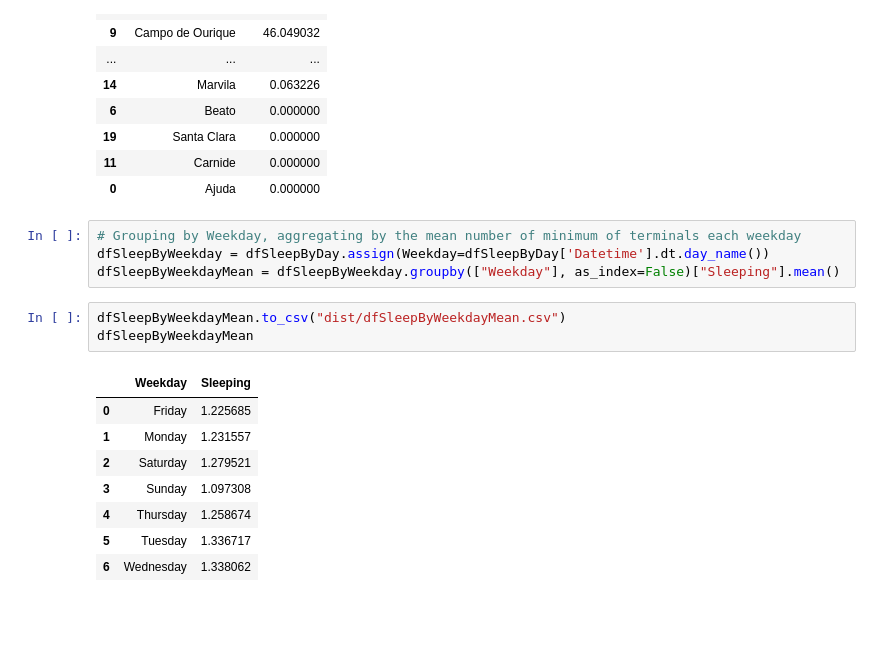
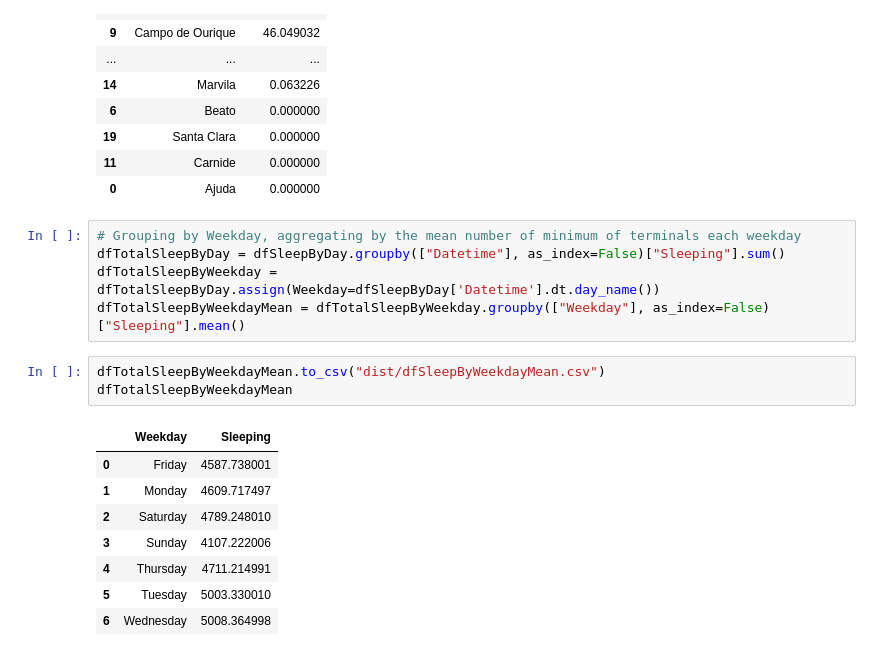
Before and after one commit to tiagonuneslx/lisbon-turist-sleeping-areas-for-decision-making, a Jupyter notebook: notebook.ipynb, the cells around one changed output. Drawn from its saved outputs; the diff is of its cells as text; blank space fills up the shorter version.

Commit message:
Get avg sleep in lisbon by weekday

```diff
--- a/notebook.ipynb
+++ b/notebook.ipynb
@@ -284,17 +284,18 @@ dfTopFreg
 | 0 | Ajuda | 0.000000 |
 # %%
 # Grouping by Weekday, aggregating by the mean number of minimum of terminals each weekday
-dfSleepByWeekday = dfSleepByDay.assign(Weekday=dfSleepByDay['Datetime'].dt.day_name())
-dfSleepByWeekdayMean = dfSleepByWeekday.groupby(["Weekday"], as_index=False)["Sleeping"].mean()
+dfTotalSleepByDay = dfSleepByDay.groupby(["Datetime"], as_index=False)["Sleeping"].sum()
+dfTotalSleepByWeekday = dfTotalSleepByDay.assign(Weekday=dfSleepByDay['Datetime'].dt.day_name())
+dfTotalSleepByWeekdayMean = dfTotalSleepByWeekday.groupby(["Weekday"], as_index=False)["Sleeping"].mean()
 # %%
-dfSleepByWeekdayMean.to_csv("dist/dfSleepByWeekdayMean.csv")
-dfSleepByWeekdayMean
+dfTotalSleepByWeekdayMean.to_csv("dist/dfSleepByWeekdayMean.csv")
+dfTotalSleepByWeekdayMean
 # %% [output]
 |  | Weekday | Sleeping |
-| 0 | Friday | 1.225685 |
-| 1 | Monday | 1.231557 |
-| 2 | Saturday | 1.279521 |
-| 3 | Sunday | 1.097308 |
-| 4 | Thursday | 1.258674 |
-| 5 | Tuesday | 1.336717 |
-| 6 | Wednesday | 1.338062 |
+| 0 | Friday | 4587.738001 |
+| 1 | Monday | 4609.717497 |
+| 2 | Saturday | 4789.248010 |
+| 3 | Sunday | 4107.222006 |
+| 4 | Thursday | 4711.214991 |
+| 5 | Tuesday | 5003.330010 |
+| 6 | Wednesday | 5008.364998 |
```
Also changed, not shown: 1 other file.
